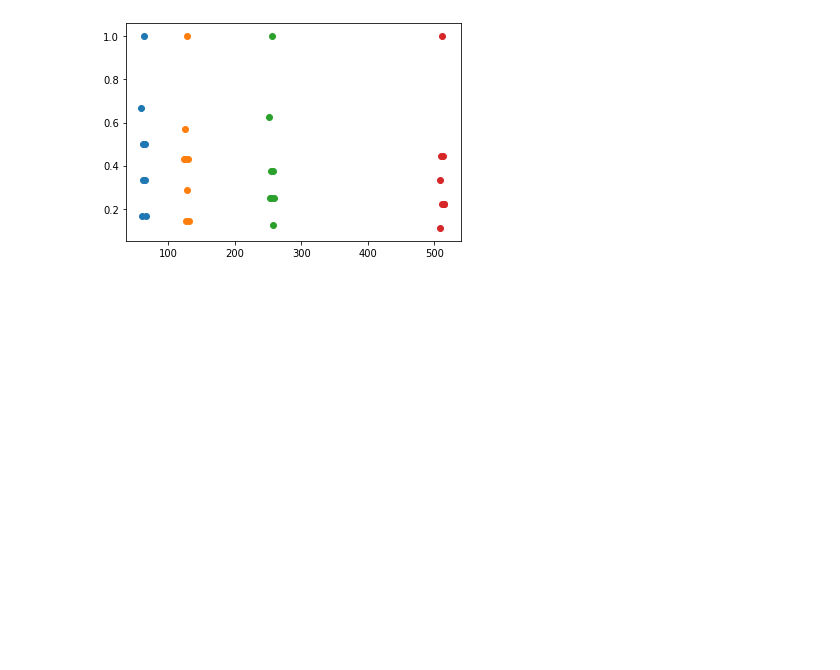
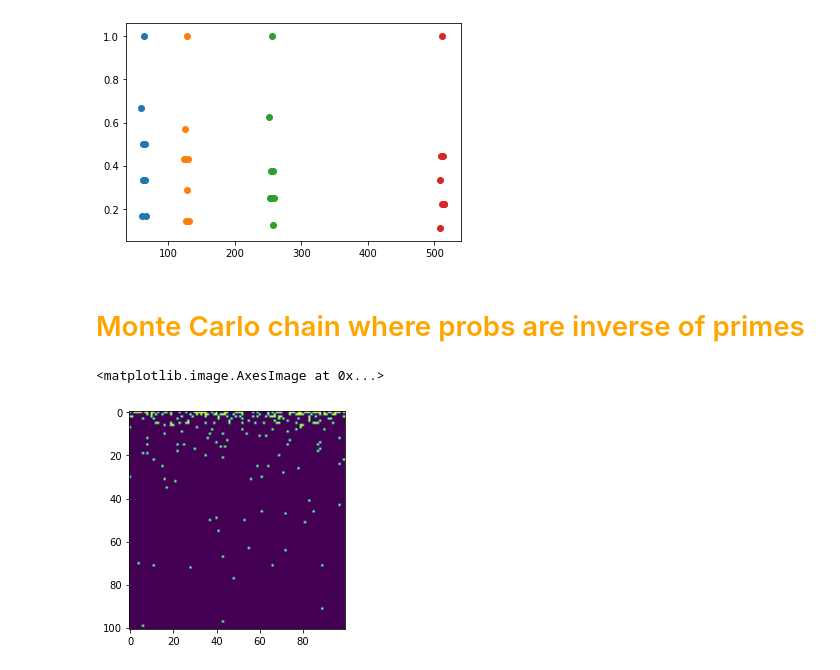
Before and after one commit to bfbarry/mathy_things, a Jupyter notebook: statistical_number_theory/prime_distr.ipynb, the cells around one changed output. Saved outputs shown, nothing was run; the diff lists cells and outputs as text; code cells hidden in the pictures; blank space fills up the shorter version.

```diff
--- a/statistical_number_theory/prime_distr.ipynb
+++ b/statistical_number_theory/prime_distr.ipynb
@@ -77,3 +77,22 @@ for n in range(100,1100,100):
     history.append((list(pos[0]), list(pos[1])))
 # %% [output]
 [figure]
+# %% [markdown]
+# <span style="color:orange">Monte Carlo chain where probs are inverse of primes</span>
+# %%
+import json
+import numpy as np
+import matplotlib.pyplot as plt
+
+
+with open('data/prime10k.json','r') as f:
+    primes = json.load(f)
+
+fires = np.array([ [int(np.random.random() < 1/p) for p in primes[:101]]
+                    for i in range(100) ])
+
+
+plt.imshow(fires.T)
+# %% [output]
+<matplotlib.image.AxesImage at 0x...>
+[figure, added]
```
Also changed, not shown: 3 other files.
